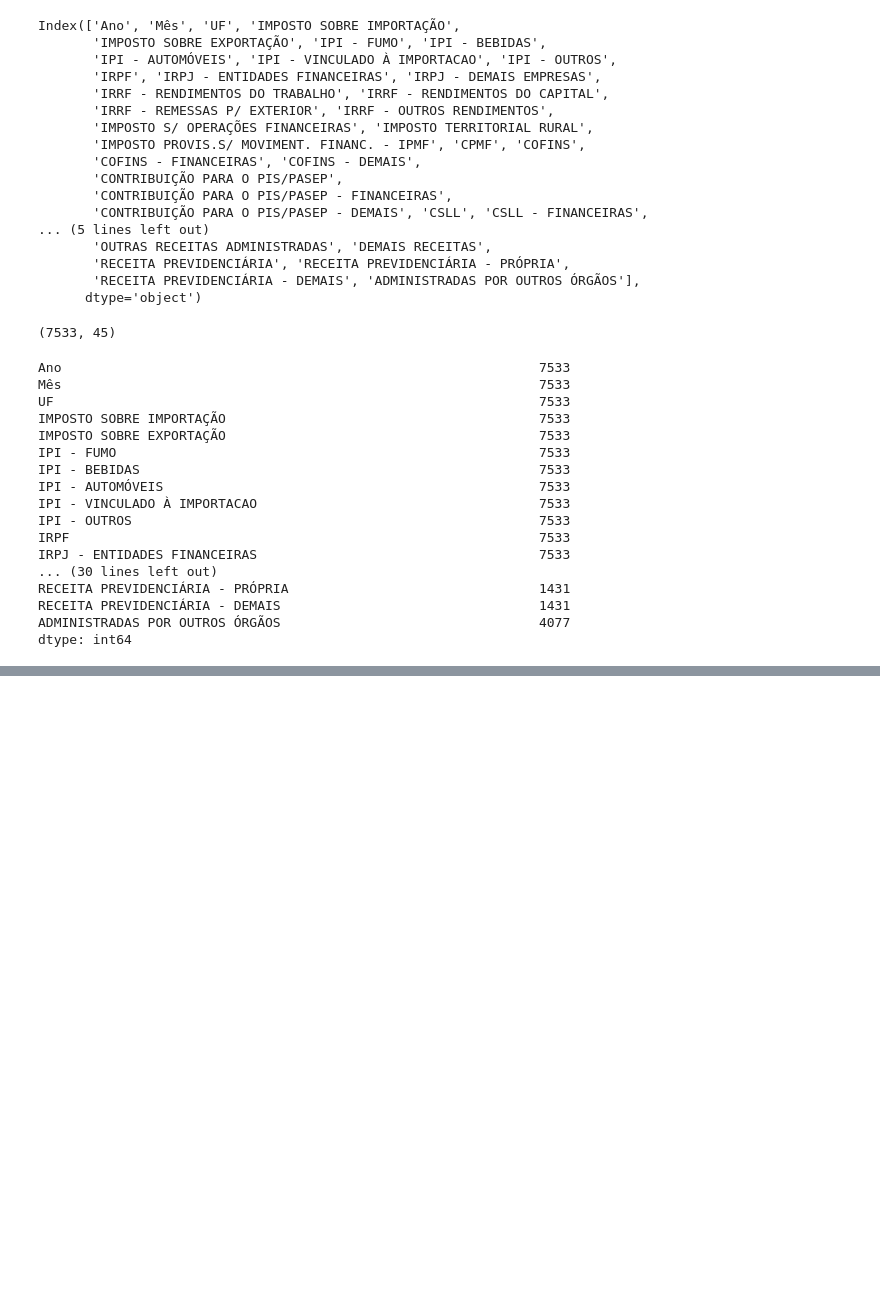
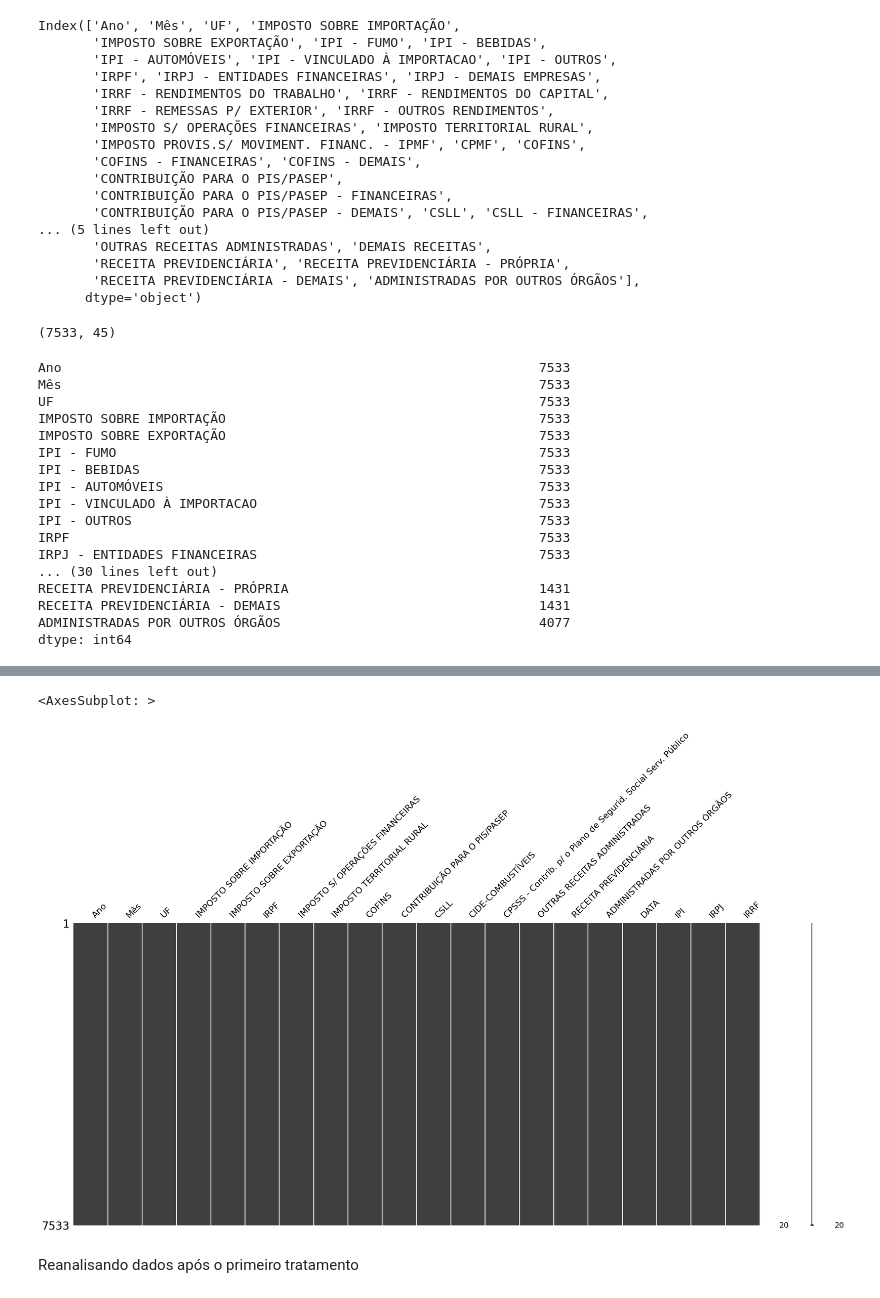
Before and after one commit to leonardevop/mvp_1, a Jupyter notebook: notebook_mvp_1.ipynb, the cells around one changed output, grey strips where cells are left out. Cells and saved outputs as stored; diff of their text form; code cells hidden in the pictures; blank space fills up the shorter version.

```diff
--- a/notebook_mvp_1.ipynb
+++ b/notebook_mvp_1.ipynb
@@ -262,0 +286,10 @@ arrecadacao.groupby('UF').mean()
+# %%
+#Convertendo dados do mês para formato numérico.
+conversao_mes: dict = {'Janeiro': 1, 'Fevereiro': 2, 'Março': 3, 'Abril': 4, 'Maio': 5, 'Junho': 6, 'Julho': 7, 'Agosto': 8, 'Setembro': 9, 'Outubro': 10, 'Novembro': 11, 'Dezembro': 12}
+arrecadacao['DATA'] = range(0, 7533)
+for i,j in enumerate(arrecadacao['Ano']):
+    arrecadacao['Mês'][i] = conversao_mes[arrecadacao['Mês'][i]]
+    arrecadacao['DATA'][i] = dt.strptime('1' + '/' + str(arrecadacao['Mês'][i]) + '/' + str(j), '%d/%m/%Y').date()
+arrecadacao['Mês'] = pd.to_numeric(arrecadacao['Mês'])
+#Verificando alteração do tipo de dado
+arrecadacao.dtypes
@@ -262,0 +306,14 @@ arrecadacao.groupby('UF').mean()
+# %%
+#Agregando colunas
+
+#Foi identificado que as colunas seguintes foram segregadas ao longo do tempo em função de mudançãs de critérios de arrecadação. Dessa forma, para garantir a uniformidade da análise, as mesmas foram agrupadas novamente.
+arrecadacao['CONTRIBUIÇÃO PARA O PIS/PASEP'] = arrecadacao['CONTRIBUIÇÃO PARA O PIS/PASEP'] + arrecadacao['CONTRIBUIÇÃO PARA O PIS/PASEP - FINANCEIRAS'] + arrecadacao['CONTRIBUIÇÃO PARA O PIS/PASEP - DEMAIS']
+arrecadacao['IPI'] = arrecadacao['IPI - FUMO'] + arrecadacao['IPI - BEBIDAS'] + arrecadacao['IPI - AUTOMÓVEIS'] + arrecadacao['IPI - VINCULADO À IMPORTACAO'] + arrecadacao['IPI - OUTROS']
+arrecadacao['IRPJ'] = arrecadacao['IRPJ - ENTIDADES FINANCEIRAS'] +  arrecadacao['IRPJ - DEMAIS EMPRESAS']
+arrecadacao['IRRF'] = arrecadacao['IRRF - RENDIMENTOS DO TRABALHO'] + arrecadacao['IRRF - RENDIMENTOS DO CAPITAL'] + arrecadacao['IRRF - REMESSAS P/ EXTERIOR'] + arrecadacao['IRRF - OUTROS RENDIMENTOS']
+arrecadacao['CSLL'] = arrecadacao['CSLL'] + arrecadacao['CSLL - DEMAIS'] + arrecadacao['CSLL - FINANCEIRAS']
+arrecadacao['COFINS'] = arrecadacao['COFINS - FINANCEIRAS'] + arrecadacao['COFINS'] + arrecadacao['COFINS - DEMAIS']
+arrecadacao['CIDE-COMBUSTÍVEIS'] = arrecadacao['CIDE-COMBUSTÍVEIS'] + arrecadacao['CIDE-COMBUSTÍVEIS (parc. não dedutível)']
+
+#Conferindo alteração dos tipos de dados
+arrecadacao.isnull().sum()
@@ -262,0 +338,13 @@ arrecadacao.groupby('UF').mean()
+# %%
+#Eliminando colunas desnecessárias
+
+#O conjunto das colunas não contribui para a o modelo que se pretende construir, dados que são colunas que foram agregadas, impostos extintos, critérios de arrecadação temporários etc.
+arrecadacao = arrecadacao.drop(columns=['IMPOSTO PROVIS.S/ MOVIMENT. FINANC. - IPMF', 'CPMF', 'CONTRIBUIÇÃO PARA O PIS/PASEP - FINANCEIRAS', 'CONTRIBUIÇÃO PARA O PIS/PASEP - DEMAIS', 'IPI - FUMO', 'IPI - BEBIDAS', 'IPI - AUTOMÓVEIS', 'IPI - VINCULADO À IMPORTACAO', 'IPI - OUTROS', 'IRPJ - ENTIDADES FINANCEIRAS', 'IRPJ - DEMAIS EMPRESAS', 'IRRF - RENDIMENTOS DO TRABALHO', 'IRRF - RENDIMENTOS DO CAPITAL', 'IRRF - REMESSAS P/ EXTERIOR', 'IRRF - OUTROS RENDIMENTOS', 'CSLL - DEMAIS', 'CSLL - FINANCEIRAS', 'COFINS - FINANCEIRAS', 'COFINS - DEMAIS', 'CIDE-COMBUSTÍVEIS (parc. não dedutível)', 'CONTRIBUICÕES PARA FUNDAF', 'DEMAIS RECEITAS', 'RECEITA PREVIDENCIÁRIA - PRÓPRIA', 'RECEITA PREVIDENCIÁRIA - DEMAIS', 'PAGAMENTO UNIFICADO', 'REFIS', 'PAES', 'RETENÇÃO NA FONTE - LEI 10.833 Art. 30', 'CONTRIBUIÇÃO PLANO SEG. SOC. SERVIDORES'])
+
+#Verificando novamente matriz de valores nulos do dataset
+ms.matrix(arrecadacao)
+# %% [output]
+<AxesSubplot: >
+[figure, added]
+# %% [markdown]
+Reanalisando dados após o primeiro tratamento
```
Also changed, not shown: parts of 36 cells of this notebook.
